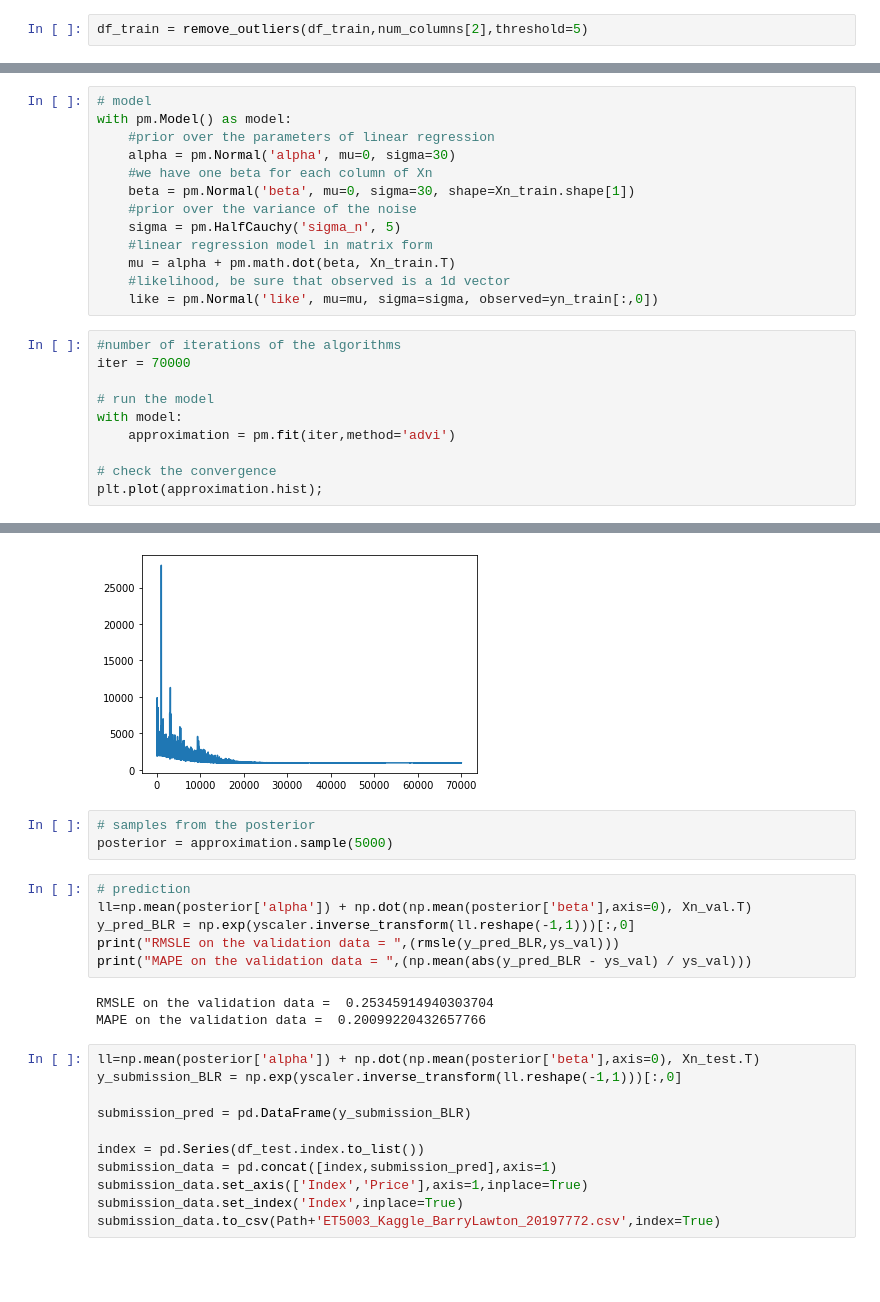
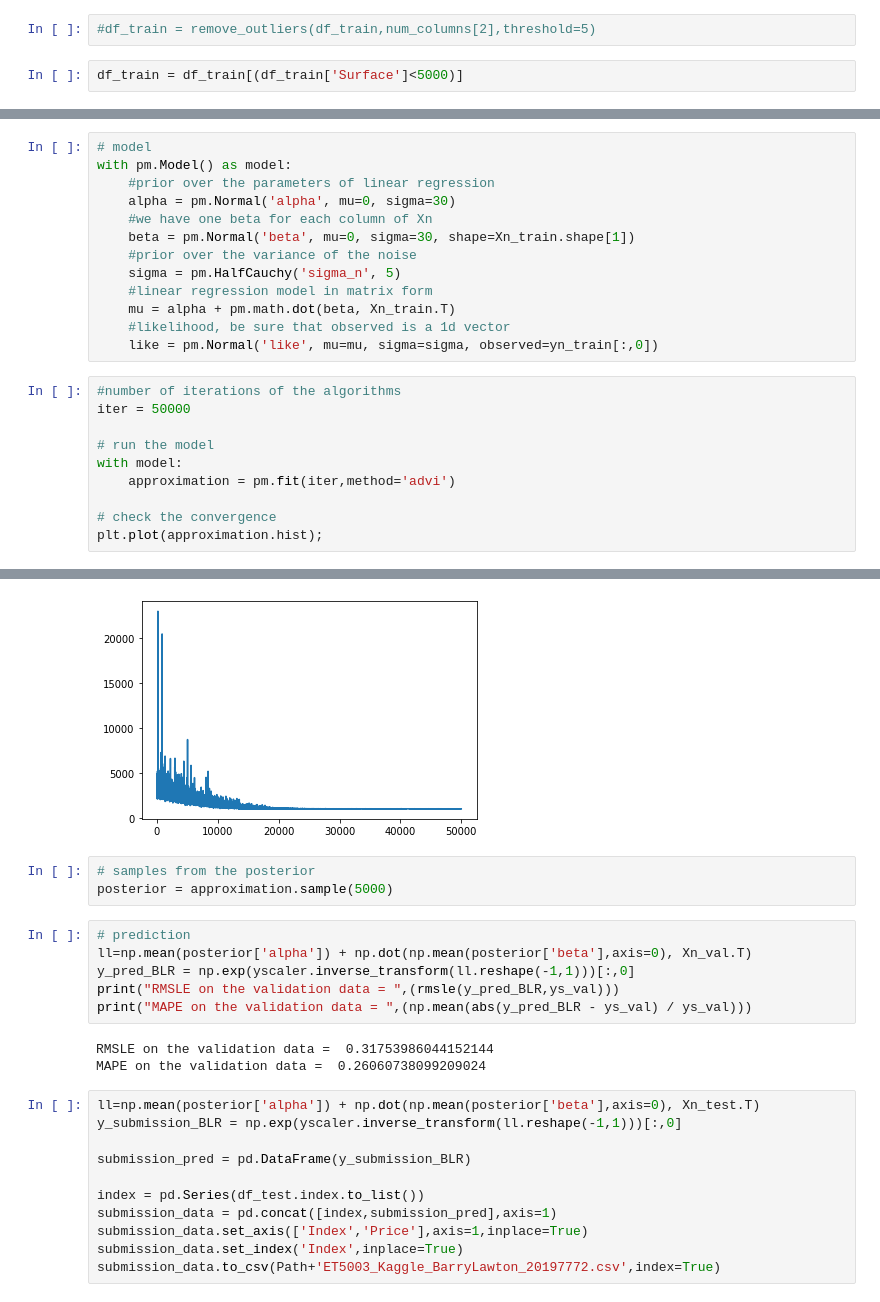
Before and after one commit to barrytl/ET5003_SEM1_2021-2, a Jupyter notebook: Week-5/ET5003_KaggleCompetition.ipynb, the cells around one changed output, grey strips where cells are left out. Cells and saved outputs as stored; diff of their text form; blank space fills up the shorter version.

```diff
--- a/Week-5/ET5003_KaggleCompetition.ipynb
+++ b/Week-5/ET5003_KaggleCompetition.ipynb
@@ -292,7 +288,9 @@ df_train = remove_outliers(df_train,num_columns[0:2])
 
 #df_train = remove_outliers(df_train,num_columns[2],threshold=3)
 # %%
-df_train = remove_outliers(df_train,num_columns[2],threshold=5)
+#df_train = remove_outliers(df_train,num_columns[2],threshold=5)
+# %%
+df_train = df_train[(df_train['Surface']<5000)]
 # %%
 df_train[(df_train['Latitude']<53) | (df_train['Longitude']>-4)]
 # %% [output]
@@ -807,7 +805,7 @@ with pm.Model() as model:
     like = pm.Normal('like', mu=mu, sigma=sigma, observed=yn_train[:,0])
 # %%
 #number of iterations of the algorithms
-iter = 70000
+iter = 50000
 
 # run the model
 with model:
@@ -821,4 +819,4 @@ Finished [100%]: Average Loss = 964.26
-[figure, old version]
+[figure, new version]
 # %%
 # samples from the posterior
 posterior = approximation.sample(5000)
@@ -829,8 +827,8 @@ y_pred_BLR = np.exp(yscaler.inverse_transform(ll.reshape(-1,1)))[:,0]
 print("RMSLE on the validation data = ",(rmsle(y_pred_BLR,ys_val)))
 print("MAPE on the validation data = ",(np.mean(abs(y_pred_BLR - ys_val) / ys_val)))
 # %% [output]
-RMSLE on the validation data =  0.25345914940303704
-MAPE on the validation data =  0.20099220432657766
+RMSLE on the validation data =  0.31753986044152144
+MAPE on the validation data =  0.26060738099209024
 # %%
 ll=np.mean(posterior['alpha']) + np.dot(np.mean(posterior['beta'],axis=0), Xn_test.T)
 y_submission_BLR = np.exp(yscaler.inverse_transform(ll.reshape(-1,1)))[:,0]
```
Also changed, not shown: parts of 33 cells of this notebook.
